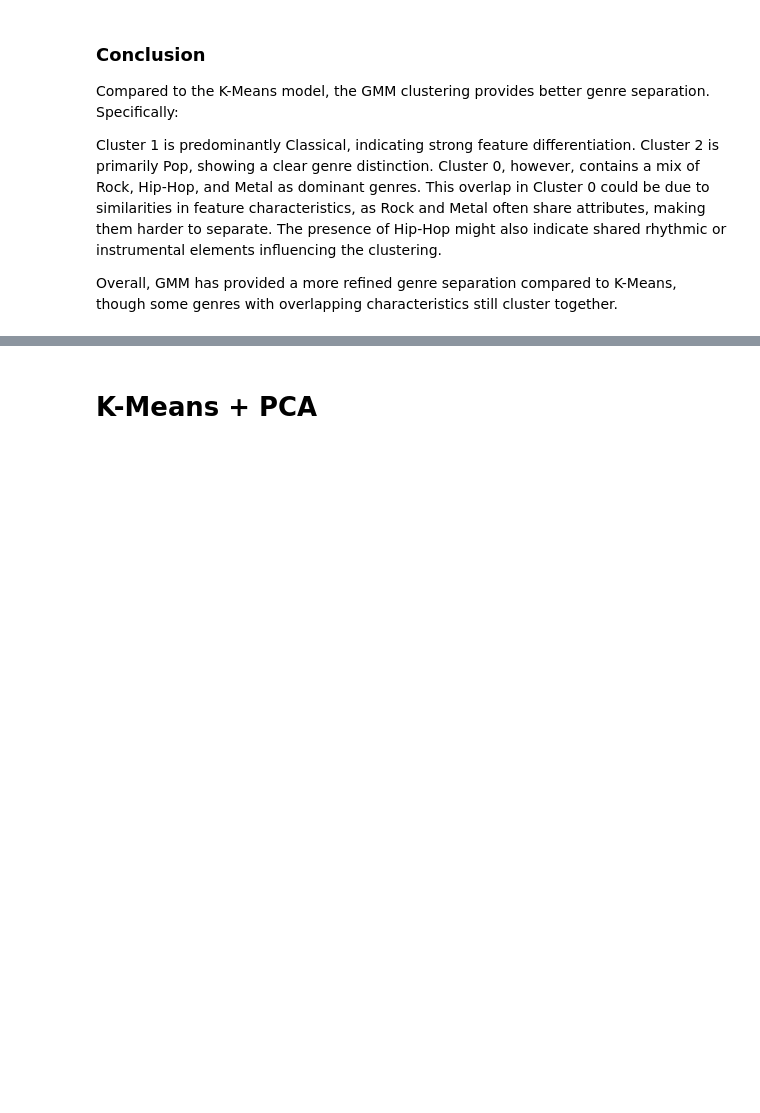
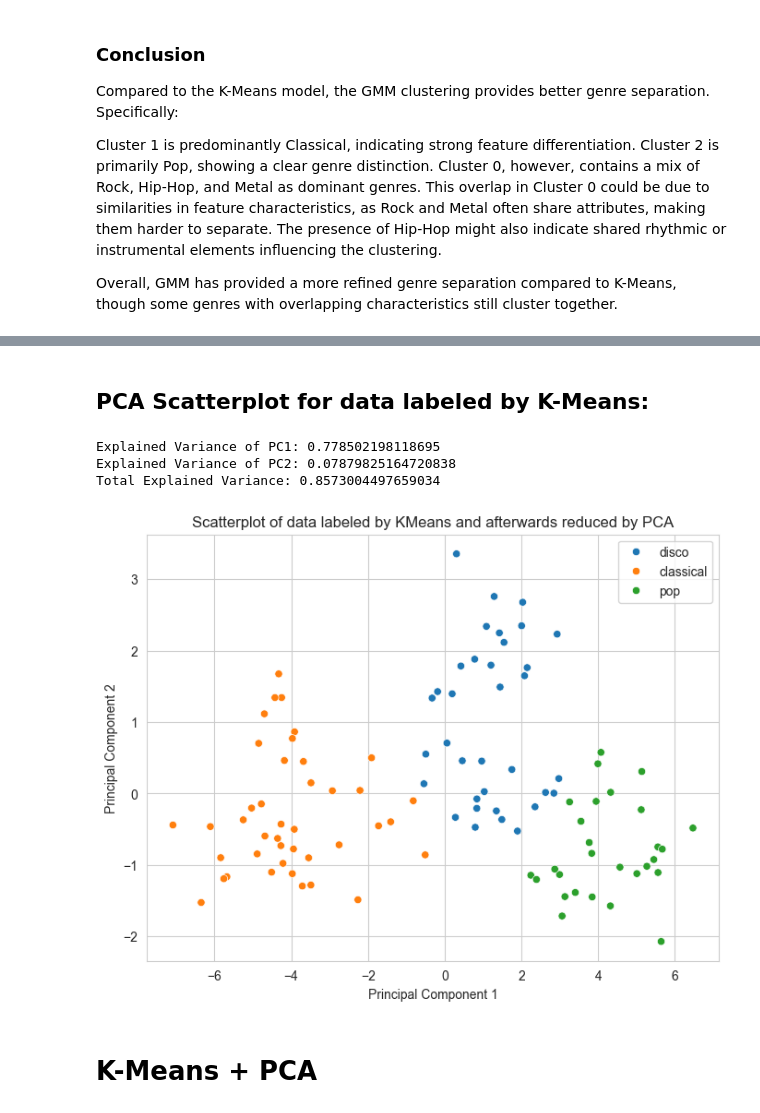
Before and after one commit to Akshay22087249/TurboAdventure, a Jupyter notebook: Main.ipynb, the cells around one changed output, grey strips where cells are left out. Drawn from its saved outputs; the diff is of its cells as text; code cells hidden in the pictures; blank space fills up the shorter version.

```diff
--- a/Main.ipynb
+++ b/Main.ipynb
@@ -788,11 +802,12 @@ labeled_df["Cluster"] = kmeans.fit_predict(labeled_df[feature_columns])
 cluster_genre_mapping = labeled_df.groupby("Cluster")["genre"].agg(lambda x: x.mode()[0])
 
 # **STEP 7: Predict Clusters for the Unlabeled Dataset**
-unlabeled_df["Cluster"] = kmeans.predict(unlabeled_df[feature_columns])
-unlabeled_df["genre"] = unlabeled_df["Cluster"].map(cluster_genre_mapping)
+k_means_unlabeled_df = unlabeled_df
+k_means_unlabeled_df["Cluster"] = kmeans.predict(k_means_unlabeled_df[feature_columns])
+k_means_unlabeled_df["genre"] = k_means_unlabeled_df["Cluster"].map(cluster_genre_mapping)
 
 # **STEP 8: Save the Results**
-final_predictions = unlabeled_df[["filename", "genre"]]
+final_predictions = k_means_unlabeled_df[["filename", "genre"]]
 final_predictions.to_csv("predicted_genres.csv", index=False)
 
 print(" Clustering completed! The predicted genres have been saved in 'predicted_genres.csv'.")
@@ -1268,3 +1459,41 @@ Overall, GMM has provided a more refined genre separation compared to K-Means, t
+# %% [markdown]
+## PCA Scatterplot for data labeled by K-Means:
+# %%
+# Payong (2022)
+
+# 2 principal components for scatter plot
+n = 2
+
+# PCA
+pca = PCA(n_components=n)
+
+pcs = pca.fit_transform(k_means_unlabeled_df[feature_columns])
+
+# explained variance
+explained_variance = pca.explained_variance_ratio_
+
+for i, number in enumerate(explained_variance, start=1):
+    print(f"Explained Variance of PC{i}: {number}")
+
+print(f"Total Explained Variance: {sum(explained_variance)}")
+
+# new reduced df
+unlabaleled_pca_df = pd.DataFrame(data=pcs, columns=[f'PC{i+1}' for i in range(n)])
+unlabaleled_pca_df['genre'] = k_means_unlabeled_df['genre']
+
+# scatter plot
+plt.figure(figsize=(8, 6))
+sns.scatterplot(x='PC1', y='PC2', hue='genre', data=unlabaleled_pca_df)
+plt.title('Scatterplot of data labeled by KMeans and afterwards reduced by PCA')
+plt.xlabel('Principal Component 1')
+plt.ylabel('Principal Component 2')
+plt.legend(loc='best')
+plt.show()
+# %% [output]
+Explained Variance of PC1: 0.778502198118695
+Explained Variance of PC2: 0.07879825164720838
+Total Explained Variance: 0.8573004497659034
+[figure, added]
 # %% [markdown]
 # K-Means + PCA
 # %%
```
Also changed, not shown: parts of 45 cells of this notebook.
